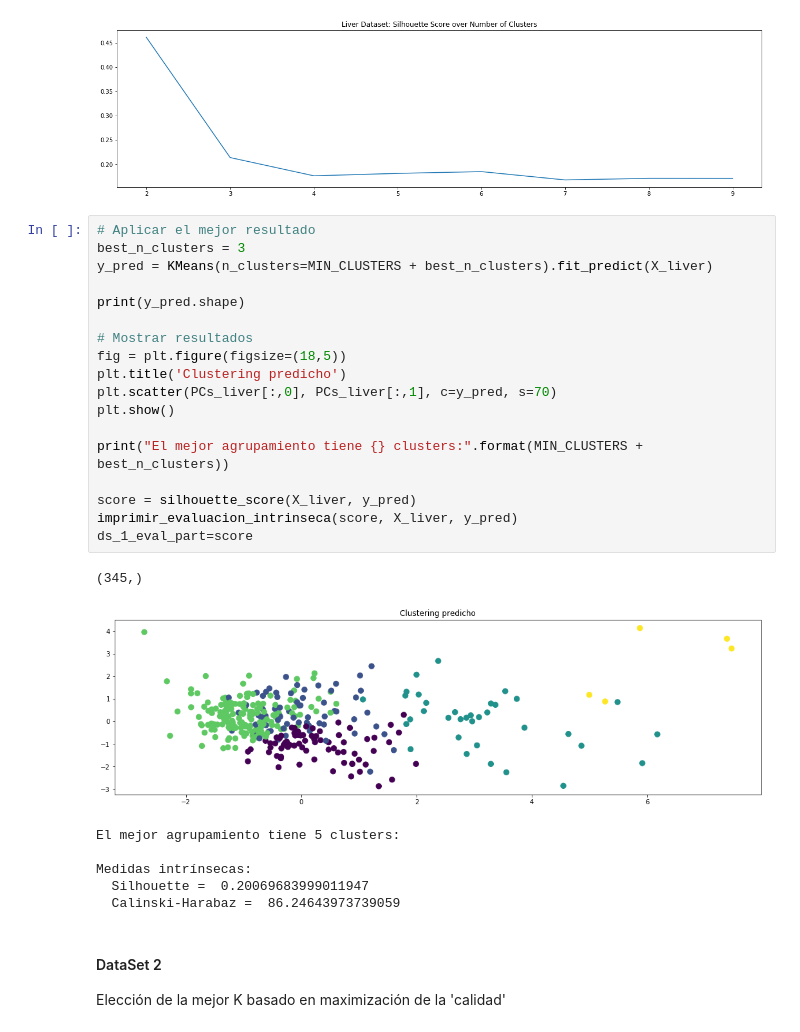
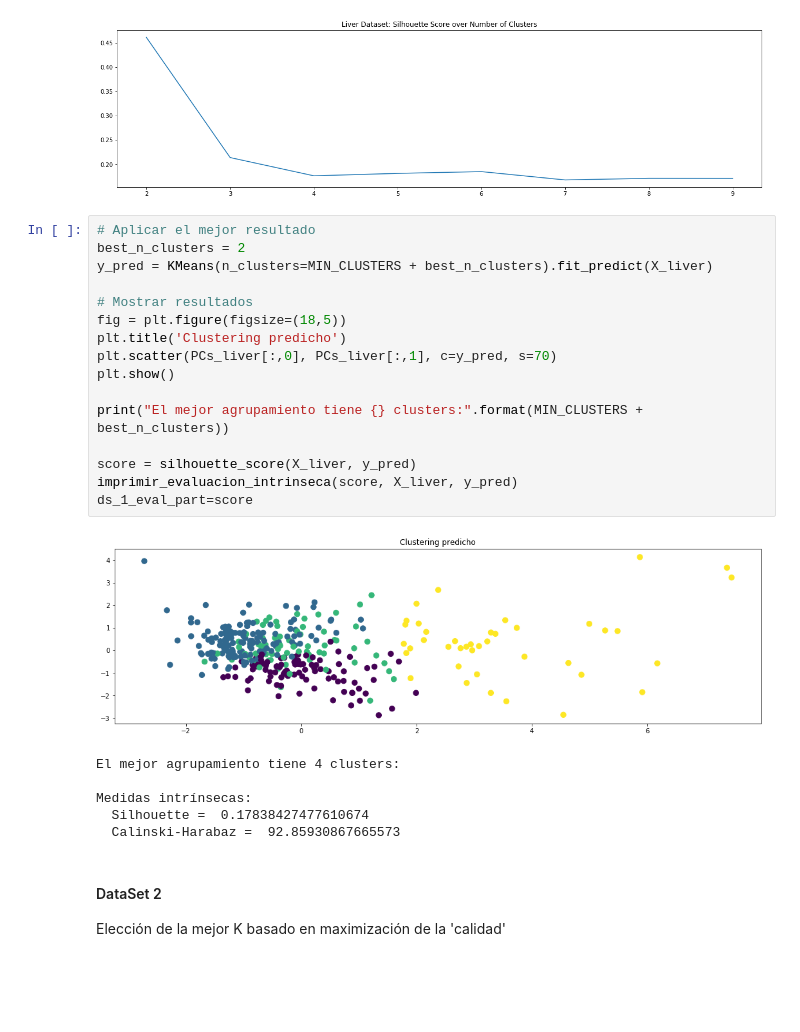
Before and after one commit to alvaronavarroguz/06MAIR-Aprendizaje-No-Supervisado, a Jupyter notebook: Trabajo_Final/Trabajo_Final.ipynb, the cells around one changed output. Cells and saved outputs as stored; diff of their text form; blank space fills up the shorter version.

```diff
--- a/Trabajo_Final/Trabajo_Final.ipynb
+++ b/Trabajo_Final/Trabajo_Final.ipynb
@@ -267,30 +265,27 @@ plt.show()
 [figure]
 # %%
 # Aplicar el mejor resultado
-best_n_clusters = 3
+best_n_clusters = 2
 y_pred = KMeans(n_clusters=MIN_CLUSTERS + best_n_clusters).fit_predict(X_liver)
-
-print(y_pred.shape)
 
 # Mostrar resultados
 fig = plt.figure(figsize=(18,5))
 plt.title('Clustering predicho')
 plt.scatter(PCs_liver[:,0], PCs_liver[:,1], c=y_pred, s=70)
 plt.show()
 
 print("El mejor agrupamiento tiene {} clusters:".format(MIN_CLUSTERS + best_n_clusters))
 
 score = silhouette_score(X_liver, y_pred)
 imprimir_evaluacion_intrinseca(score, X_liver, y_pred)
 ds_1_eval_part=score
 # %% [output]
+[figure, new version]
-(345,)
+El mejor agrupamiento tiene 4 clusters:
+
+Medidas intrínsecas:
+  Silhouette =  0.17838427477610674
+  Calinski-Harabaz =  92.85930867665573
-[figure, old version]
-El mejor agrupamiento tiene 5 clusters:
-
-Medidas intrínsecas:
-  Silhouette =  0.20069683999011947
-  Calinski-Harabaz =  86.24643973739059
 # %% [markdown]
 #### DataSet 2
 
```
Also changed, not shown: parts of 19 cells of this notebook.
